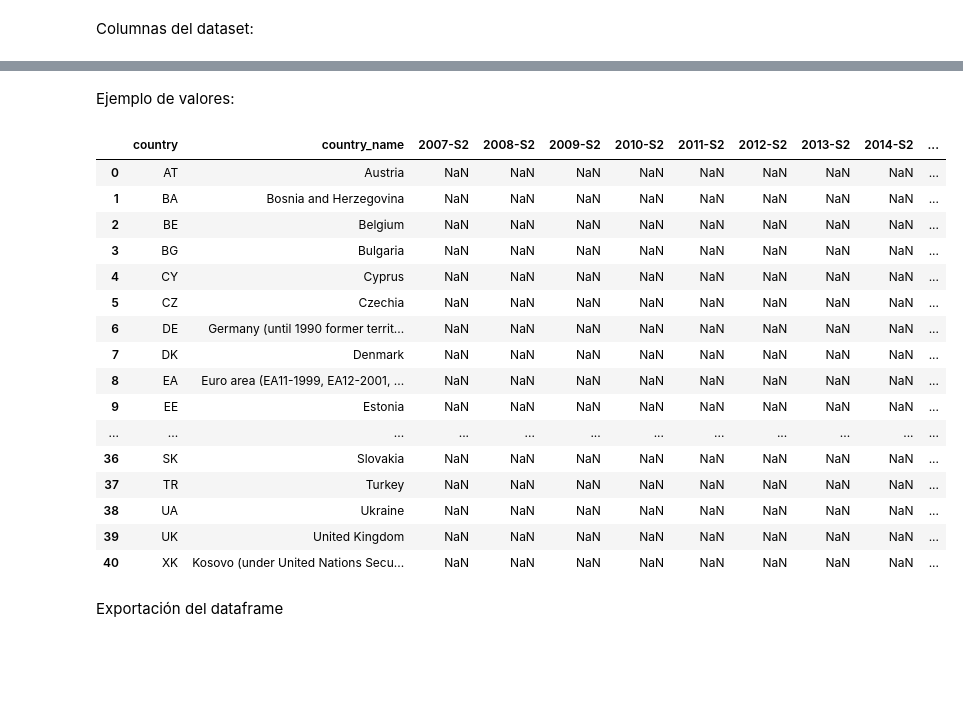
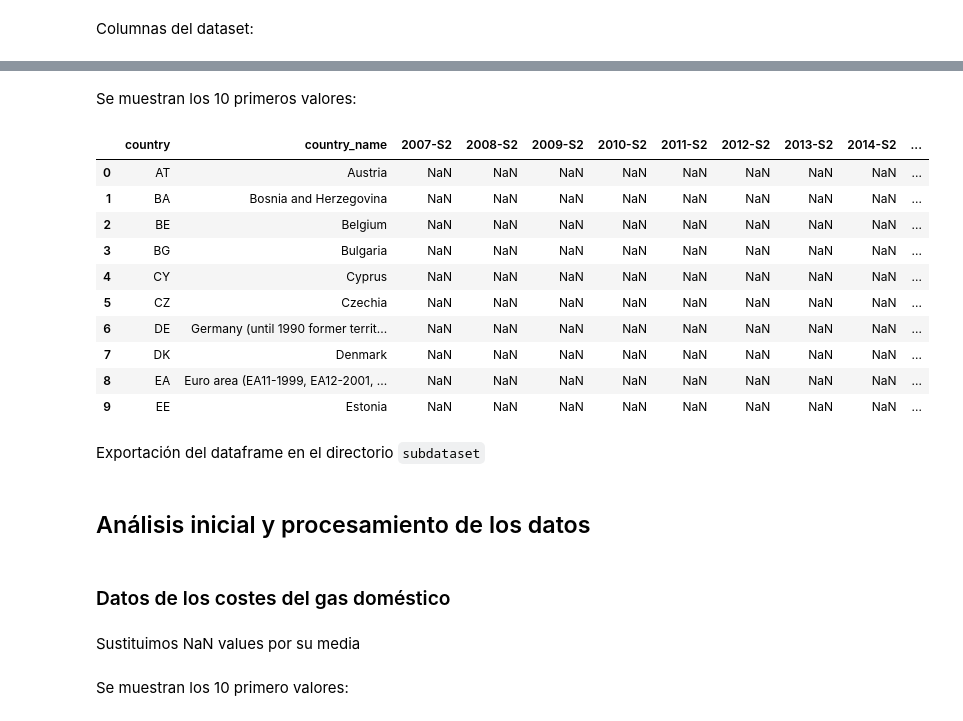
Before and after one commit to tipologia-datos-UOC-pract-jonas-miguel/pract-1, a Jupyter notebook: notebook/pract-1.ipynb, the cells around one changed output, grey strips where cells are left out. Cells and saved outputs as stored; diff of their text form; code cells hidden in the pictures; blank space fills up the shorter version.

```diff
--- a/notebook/pract-1.ipynb
+++ b/notebook/pract-1.ipynb
@@ -363,29 +347,23 @@ country_name     object
 2021            float64
 dtype: object
 # %% [markdown]
-Ejemplo de valores:
+Se muestran los 10 primeros valores:
 # %%
-data_electricity_prices_no_household_consumers
+data_electricity_prices_no_household_consumers.head( 10 )
 # %% [output]
 |  | country | country_name | 2007-S2 | 2008-S2 | 2009-S2 | 2010-S2 | 2011-S2 | 2012-S2 | 2013-S2 | 2014-S2 | ... |
 | 0 | AT | Austria | NaN | NaN | NaN | NaN | NaN | NaN | NaN | NaN | ... |
 | 1 | BA | Bosnia and Herzegovina | NaN | NaN | NaN | NaN | NaN | NaN | NaN | NaN | ... |
 | 2 | BE | Belgium | NaN | NaN | NaN | NaN | NaN | NaN | NaN | NaN | ... |
 | 3 | BG | Bulgaria | NaN | NaN | NaN | NaN | NaN | NaN | NaN | NaN | ... |
 | 4 | CY | Cyprus | NaN | NaN | NaN | NaN | NaN | NaN | NaN | NaN | ... |
 | 5 | CZ | Czechia | NaN | NaN | NaN | NaN | NaN | NaN | NaN | NaN | ... |
 | 6 | DE | Germany (until 1990 former territ... | NaN | NaN | NaN | NaN | NaN | NaN | NaN | NaN | ... |
 | 7 | DK | Denmark | NaN | NaN | NaN | NaN | NaN | NaN | NaN | NaN | ... |
 | 8 | EA | Euro area (EA11-1999, EA12-2001, ... | NaN | NaN | NaN | NaN | NaN | NaN | NaN | NaN | ... |
 | 9 | EE | Estonia | NaN | NaN | NaN | NaN | NaN | NaN | NaN | NaN | ... |
-| ... | ... | ... | ... | ... | ... | ... | ... | ... | ... | ... | ... |
-| 36 | SK | Slovakia | NaN | NaN | NaN | NaN | NaN | NaN | NaN | NaN | ... |
-| 37 | TR | Turkey | NaN | NaN | NaN | NaN | NaN | NaN | NaN | NaN | ... |
-| 38 | UA | Ukraine | NaN | NaN | NaN | NaN | NaN | NaN | NaN | NaN | ... |
-| 39 | UK | United Kingdom | NaN | NaN | NaN | NaN | NaN | NaN | NaN | NaN | ... |
-| 40 | XK | Kosovo (under United Nations Secu... | NaN | NaN | NaN | NaN | NaN | NaN | NaN | NaN | ... |
 # %% [markdown]
-Exportación del dataframe
+Exportación del dataframe en el directorio `subdataset`
 # %%
 export_dataframe(
     df = data_electricity_prices_no_household_consumers,
@@ -395,2 +372,8 @@ export_dataframe(
 )
+# %% [markdown]
+## Análisis inicial y procesamiento de los datos
+# %% [markdown]
+### Datos de los costes del gas doméstico
+# %% [markdown]
+Sustituimos NaN values por su media
 # %%
@@ -400,0 +393,2 @@ export_dataframe(
+# %% [markdown]
+Se muestran los 10 primero valores:
```
Also changed, not shown: parts of 74 cells of this notebook, 6 other files.
